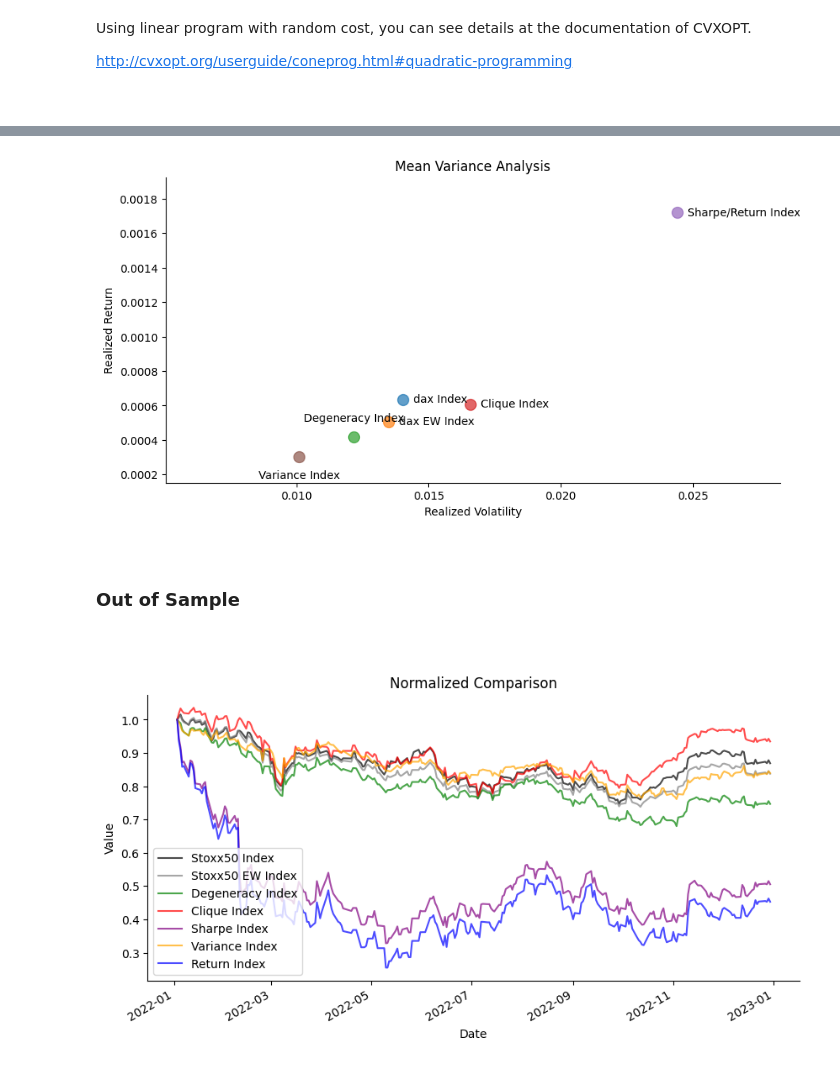
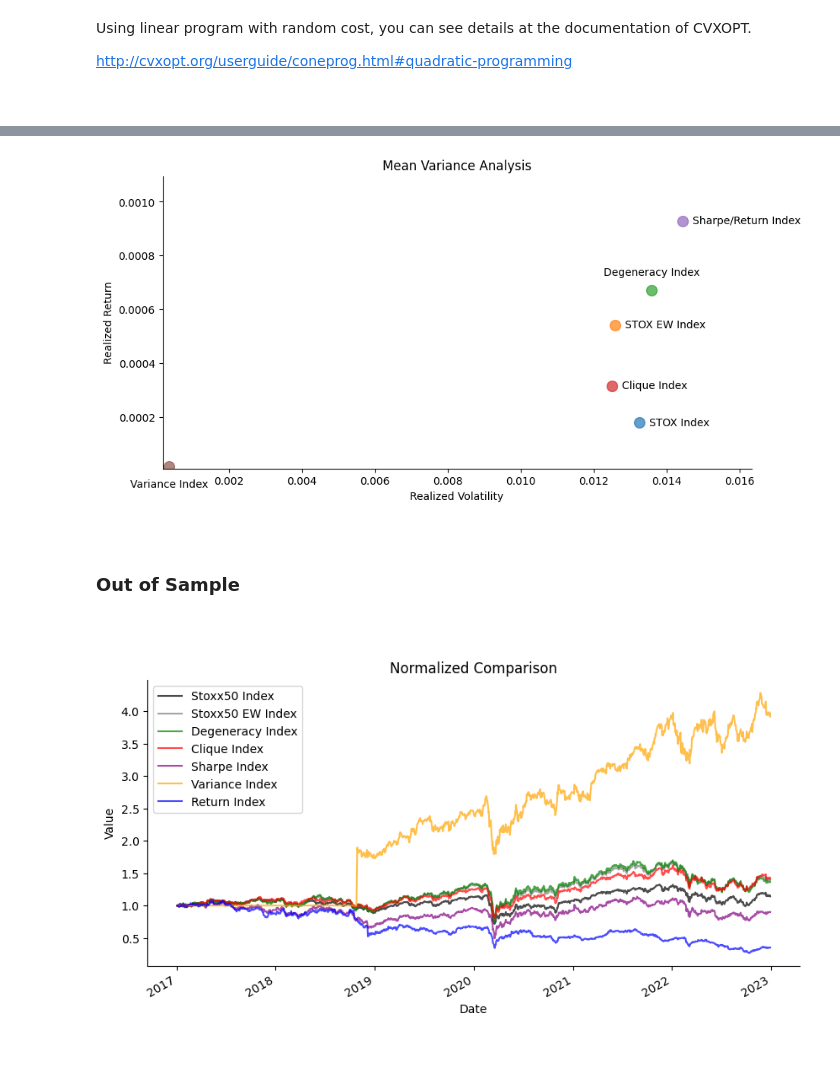
Before and after one commit to Jakobpirs1/portfolio-opt, a Jupyter notebook: optimization.ipynb, the cells around one changed output, grey strips where cells are left out. Saved outputs shown, nothing was run; the diff lists cells and outputs as text; code cells hidden in the pictures.

Commit message:
a lot of code, given that data is trash

```diff
--- a/optimization.ipynb
+++ b/optimization.ipynb
@@ -13,20 +13,20 @@ threshold=0.54
 centrality=3
 # %%
 #get composites
-df=pd.ExcelFile(r'D:\hft\portfolio-opt\dax_data.xlsx').parse('composite price')
+df=pd.ExcelFile(r'D:\hft\portfolio-opt\euro50.xlsx').parse('composite price')
 df.set_index('date',inplace=True)
 # %%
 #get stoxx50 index
-dax=pd.ExcelFile(r'D:\hft\portfolio-opt\dax_data.xlsx').parse('dax4')
-dax.set_index('Date',inplace=True)
-dax.index=pd.to_datetime(dax.index)
-dax.columns=['DAX']
+stox5=pd.ExcelFile(r'D:\hft\portfolio-opt\euro50.xlsx').parse('sx5e')
+stox5.set_index('Date',inplace=True)
+stox5.index=pd.to_datetime(stox5.index)
+stox5.columns=['STOX']
 # %%
 #get stoxx50 composites
 components=df.columns.tolist()
 # %%
 #merge
-metadata=df.merge(dax,left_index=True,right_index=True,how='inner')
+metadata=df.merge(stox5,left_index=True,right_index=True,how='inner')
 # %% [markdown]
 &nbsp;
 ### In Sample
@@ -52,7 +52,7 @@ def create_graph(components,correlation,threshold):
     return graph,layout
 # %%
 #take 60% for in sample data
-data=metadata['2019':'2021'].copy()
+data=metadata['2014':'2016'].copy()
 
 #get percentage return
 pctreturn=data.pct_change().dropna()
@@ -409,7 +436,7 @@ data[['sharpe', 'variance', 'return']].head()
 #mean variance analysis
 comparison={}
 
-for i in ['DAX','equal','degeneracy','clique','sharpe','variance','return']:
+for i in ['STOX','equal','degeneracy','clique','sharpe','variance','return']:
     comparison[i]=(data[i].pct_change().dropna().std(),
           data[i].pct_change().dropna().mean())
 
@@ -418,41 +445,41 @@ ax=plt.figure(figsize=(10,5)).add_subplot(111)
 ax.spines['top'].set_visible(False)
 ax.spines['right'].set_visible(False)
 
-plt.scatter(comparison['DAX'][0],comparison['DAX'][1],
+plt.scatter(comparison['STOX'][0],comparison['STOX'][1],
             s=100,alpha=0.7)
-plt.annotate(text='   dax Index', xy=(comparison['DAX'][0],comparison['DAX'][1]),
+plt.annotate(text='   STOX Index', xy=(comparison['STOX'][0],comparison['STOX'][1]),
              ha='left',va='center')
 plt.scatter(comparison['equal'][0],comparison['equal'][1],
             s=100,alpha=0.7)
-plt.annotate(text='   dax EW Index', xy=(comparison['equal'][0],comparison['equal'][1]),
+plt.annotate(text='   STOX EW Index', xy=(comparison['equal'][0],comparison['equal'][1]),
              ha='left',va='center')
 plt.scatter(comparison['degeneracy'][0],comparison['degeneracy'][1],
             s=100,alpha=0.7)
 plt.annotate(text='Degeneracy Index\n', xy=(comparison['degeneracy'][0],comparison['degeneracy'][1]),
              ha='center',va='bottom')
 plt.scatter(comparison['clique'][0],comparison['clique'][1],
             s=100,alpha=0.7)
 plt.annotate(text='   Clique Index', xy=(comparison['clique'][0],comparison['clique'][1]),
              ha='left',va='center')
 plt.scatter(comparison['sharpe'][0],comparison['sharpe'][1],
             s=100,alpha=0.7)
 plt.annotate(text='   Sharpe/Return Index', xy=(comparison['sharpe'][0],comparison['sharpe'][1]),
              ha='left',va='center')
 plt.scatter(comparison['variance'][0],comparison['variance'][1],
             s=100,alpha=0.7)
 plt.annotate(text='\nVariance Index', xy=(comparison['variance'][0],comparison['variance'][1]),
              ha='center',va='top')
 
 plt.xlim(min([i[0] for i in comparison.values()])*0.5,
          max([i[0] for i in comparison.values()])*1.05)
 plt.ylim(min([i[1] for i in comparison.values()])*0.5,
          max([i[1] for i in comparison.values()])*1.05)
 plt.title('Mean Variance Analysis')
 plt.xlabel('Realized Volatility')
 plt.ylabel('Realized Return')
 plt.show()
 # %% [output]
-[figure, old version]
+[figure, new version]
 # %% [markdown]
 &nbsp;
 ### Out of Sample
@@ -483,7 +510,7 @@ ax=plt.figure(figsize=(10,5)).add_subplot(111)
 ax.spines['top'].set_visible(False)
 ax.spines['right'].set_visible(False)
 
-(data['DAX']/data['DAX'].iloc[0]).plot(label='Stoxx50 Index',alpha=0.7,color='black')
+(data['STOX']/data['STOX'].iloc[0]).plot(label='Stoxx50 Index',alpha=0.7,color='black')
 (data['equal']/data['equal'].iloc[0]).plot(label='Stoxx50 EW Index',alpha=0.7,color='grey')
 (data['degeneracy']/data['degeneracy'].iloc[0]).plot(label='Degeneracy Index',alpha=0.7,color='green')
 (data['clique']/data['clique'].iloc[0]).plot(label='Clique Index',alpha=0.7,color='red')
@@ -497,7 +524,7 @@ plt.xlabel('Date')
 plt.ylabel('Value')
 plt.show()
 # %% [output]
-[figure, old version]
+[figure, new version]
 # %%
 # mean variance analysis
 comparison = {}
```
Also changed, not shown: parts of 17 cells of this notebook, 16 other files.
